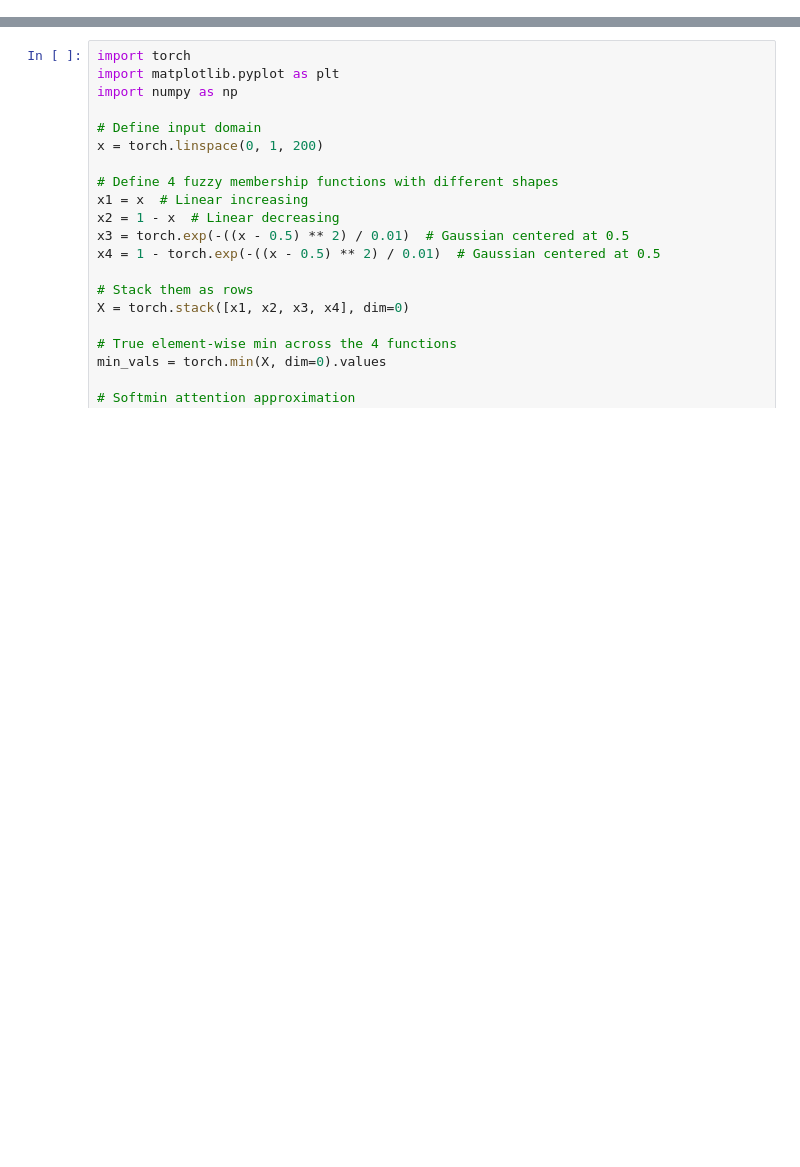
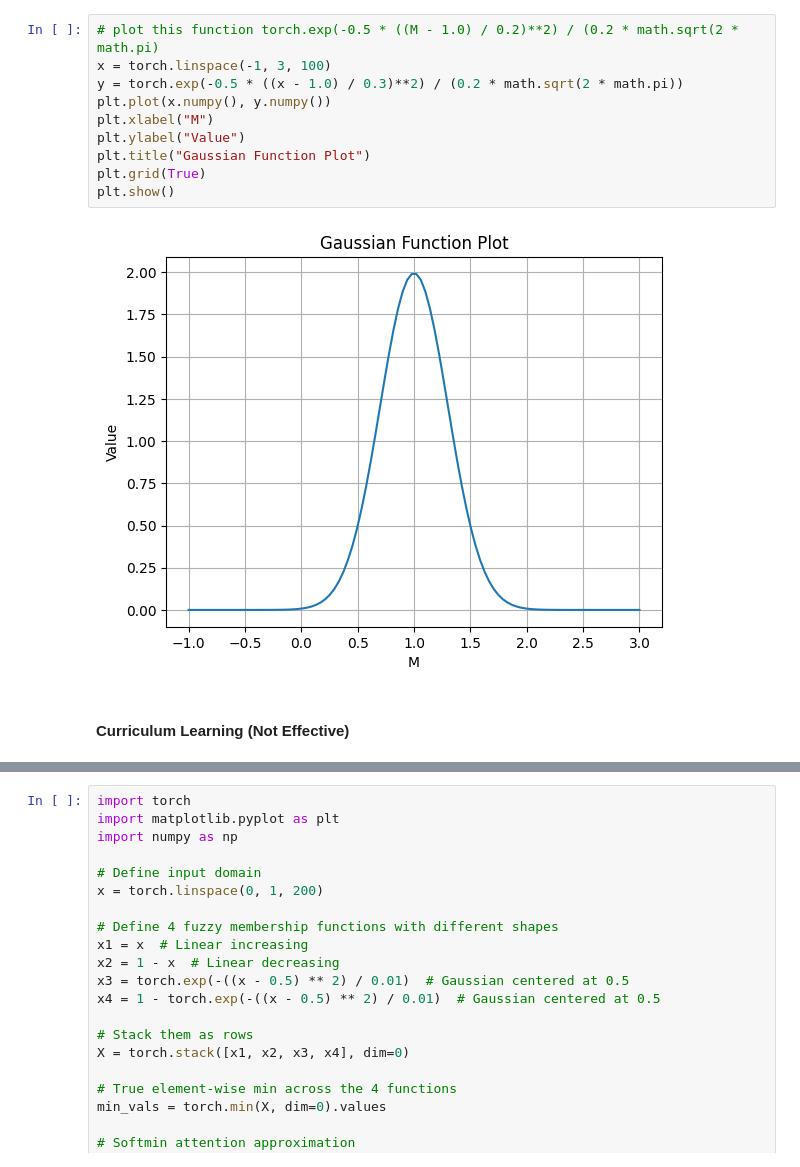
Before and after one commit to iman-sharifi-ghb/ANDRE, a Jupyter notebook: AUX.ipynb, the cells around one changed output, grey strips where cells are left out. Cells and saved outputs as stored; diff of their text form; blank space fills up the shorter version.

```diff
--- a/AUX.ipynb
+++ b/AUX.ipynb
@@ -195,4 +295,18 @@ h :- b4 and b5 OR b2 and b3.
 ======================================
+# %%
+# plot this function torch.exp(-0.5 * ((M - 1.0) / 0.2)**2) / (0.2 * math.sqrt(2 * math.pi)
+x = torch.linspace(-1, 3, 100)
+y = torch.exp(-0.5 * ((x - 1.0) / 0.3)**2) / (0.2 * math.sqrt(2 * math.pi))
+plt.plot(x.numpy(), y.numpy())
+plt.xlabel("M")
+plt.ylabel("Value")
+plt.title("Gaussian Function Plot")
+plt.grid(True)
+plt.show()
+# %% [output]
+[figure, added]
+# %% [markdown]
+#### Curriculum Learning (Not Effective)
 # %%
 import numpy as np
 import torch
```
Also changed, not shown: parts of 10 cells of this notebook, 3 other files.
